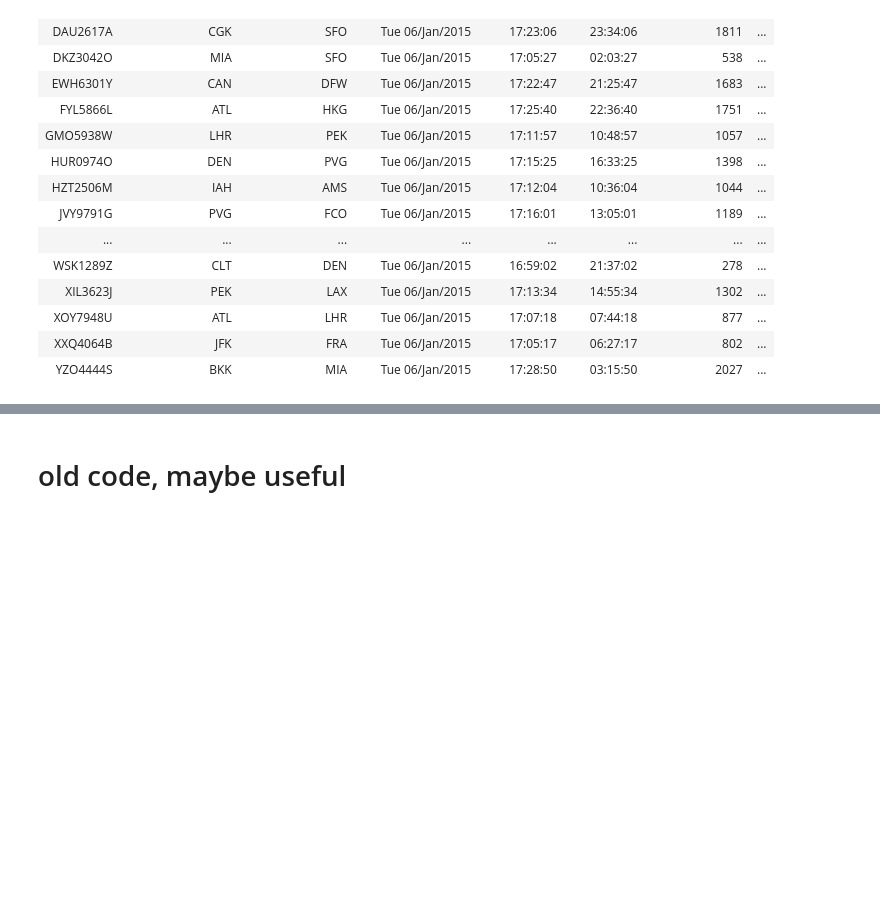
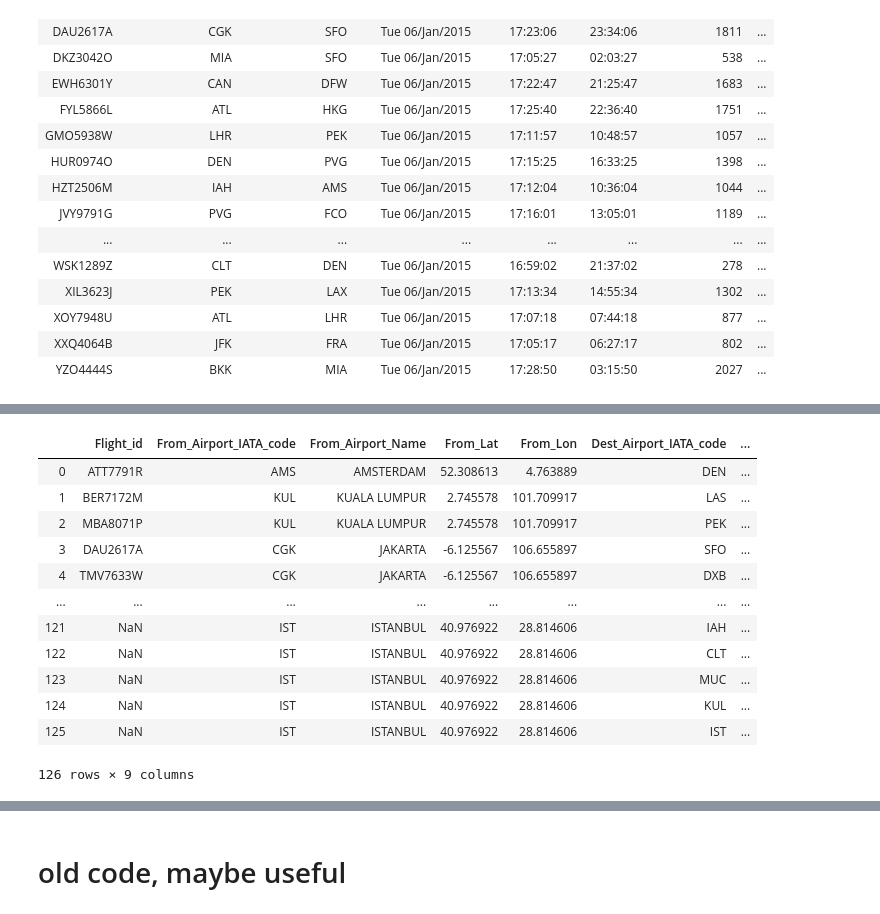
Before and after one commit to bloomfield-analysis/jk800839, a Jupyter notebook: CSMCC16 Flight Assignment JK800839.ipynb, the cells around one changed output, grey strips where cells are left out. Cells and saved outputs as stored; diff of their text form; code cells hidden in the pictures; blank space fills up the shorter version.

```diff
--- a/CSMCC16 Flight Assignment JK800839.ipynb
+++ b/CSMCC16 Flight Assignment JK800839.ipynb
@@ -236,0 +308,6 @@ obj2_data.groupby(['Flight_id'
+# %%
+#rename columns to allow merge
+obj2_from.columns = ['Flight_id'
+                        ,'Airport_IATA_code']
+obj2_dest.columns = ['Flight_id'
+                        ,'Airport_IATA_code']
@@ -236,0 +334,35 @@ obj2_data.groupby(['Flight_id'
+# %%
+obj2_from_merge = obj2_from.merge(airport_lat_lon, how='outer', on=['Airport_IATA_code','Airport_IATA_code'])
+#obj_1_list_df.merge(from_counts_df, how='outer', on=['Airport_IATA_code', 'Airport_IATA_code'])
+obj2_from_merge.columns = ['Flight_id'
+                        ,'From_Airport_IATA_code'
+                        ,'From_Airport_Name'
+                        ,'From_Lat'
+                        ,'From_Lon'
+                    ]
+# %%
+obj2_dest_merge = obj2_dest.merge(airport_lat_lon, how='outer', on=['Airport_IATA_code','Airport_IATA_code'])
+obj2_dest_merge.columns = ['Flight_id'
+                        ,'Dest_Airport_IATA_code'
+                        ,'Dest_Airport_Name'
+                        ,'Dest_Lat'
+                        ,'Dest_Lon'
+                    ]
+# %%
+obj2_from_dest_merge = obj2_from_merge.merge(obj2_dest_merge, how='outer', on=['Flight_id','Flight_id'])
+# %%
+obj2_from_dest_merge
+# %% [output]
+|  | Flight_id | From_Airport_IATA_code | From_Airport_Name | From_Lat | From_Lon | Dest_Airport_IATA_code | ... |
+| 0 | ATT7791R | AMS | AMSTERDAM | 52.308613 | 4.763889 | DEN | ... |
+| 1 | BER7172M | KUL | KUALA LUMPUR | 2.745578 | 101.709917 | LAS | ... |
+| 2 | MBA8071P | KUL | KUALA LUMPUR | 2.745578 | 101.709917 | PEK | ... |
+| 3 | DAU2617A | CGK | JAKARTA | -6.125567 | 106.655897 | SFO | ... |
+| 4 | TMV7633W | CGK | JAKARTA | -6.125567 | 106.655897 | DXB | ... |
+| ... | ... | ... | ... | ... | ... | ... | ... |
+| 121 | NaN | IST | ISTANBUL | 40.976922 | 28.814606 | IAH | ... |
+| 122 | NaN | IST | ISTANBUL | 40.976922 | 28.814606 | CLT | ... |
+| 123 | NaN | IST | ISTANBUL | 40.976922 | 28.814606 | MUC | ... |
+| 124 | NaN | IST | ISTANBUL | 40.976922 | 28.814606 | KUL | ... |
+| 125 | NaN | IST | ISTANBUL | 40.976922 | 28.814606 | IST | ... |
+126 rows × 9 columns
```
Also changed, not shown: parts of 11 cells of this notebook.
